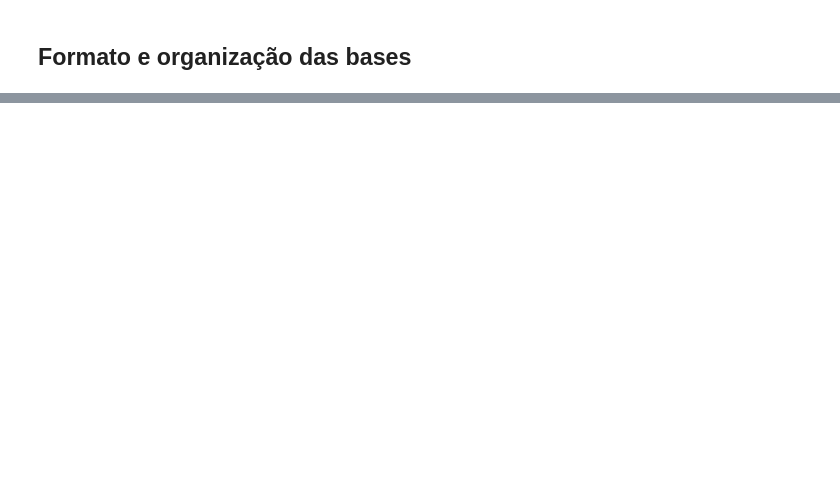
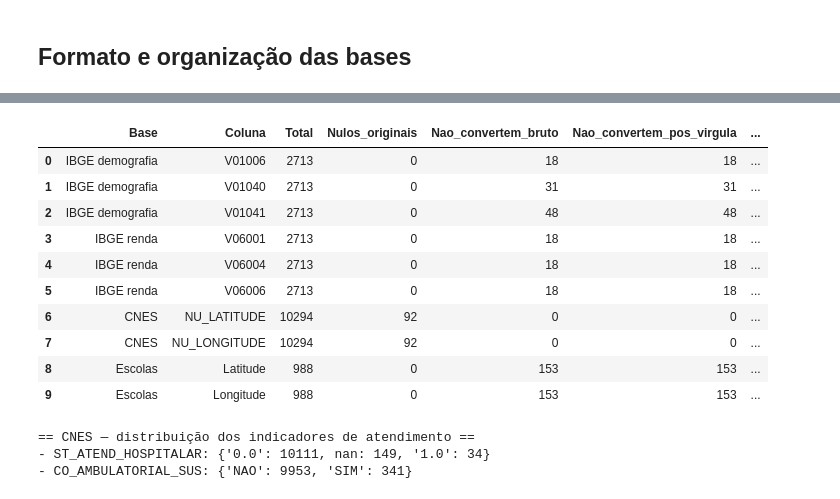
Before and after one commit to weszxl/eld_dataset, a Jupyter notebook: notebooks/02_access_inclusion.ipynb, the cells around one changed output, grey strips where cells are left out. Drawn from its saved outputs; the diff is of its cells as text; code cells hidden in the pictures; blank space fills up the shorter version.

```diff
--- a/notebooks/02_access_inclusion.ipynb
+++ b/notebooks/02_access_inclusion.ipynb
@@ -175,16 +198,12 @@ display(formatos)
 # %%
 colunas_selecionadas = {
-    "IBGE básico": (
-        basico_poa,
-        ["CD_SETOR", "CD_MUN", "v0001", "AREA_KM2", "SITUACAO", "CD_SIT", "CD_TIPO", "CD_FCU", "NM_FCU"],
-    ),
     "IBGE demografia": (
         demografia_poa,
         ["CD_setor", "V01006", "V01040", "V01041"],
     ),
     "IBGE renda": (
         renda_poa,
-        ["CD_SETOR", "V06001", "V06004", "V06005", "V06006"],
+        ["CD_SETOR", "V06001", "V06004", "V06006"],
     ),
     "Setores GPKG": (
         setores_poa,
@@ -208,11 +227,57 @@ colunas_selecionadas = {
     ),
 }
 
+# 1. Conferência de existência das colunas e dtypes nativos das bases espaciais
 for nome, (df, colunas) in colunas_selecionadas.items():
-    presentes = [c for c in colunas if c in df.columns]
     ausentes = [c for c in colunas if c not in df.columns]
-    print(f"\n== {nome} ==")
-    print(df[presentes].dtypes.to_string())
     if ausentes:
-        print("Colunas não encontradas:", ausentes)
+        print(f"[AVISO] {nome} — colunas não encontradas:", ausentes)
+    if isinstance(df, gpd.GeoDataFrame):
+        presentes = [c for c in colunas if c in df.columns]
+        print(f"\n== {nome} (dtypes nativos) ==")
+        print(df[presentes].dtypes.to_string())
+
+# 2. Validação de conversão numérica em cópias temporárias das colunas numéricas dos CSVs
+# (mantém dtype=str na leitura para preservar zeros à esquerda em códigos, mas expõe vírgulas, "X" e espaços)
+colunas_numericas_csv = {
+    "IBGE demografia": (demografia_poa, ["V01006", "V01040", "V01041"]),
+    "IBGE renda": (renda_poa, ["V06001", "V06004", "V06006"]),
+    "CNES": (cnes_poa, ["NU_LATITUDE", "NU_LONGITUDE"]),
+    "Escolas": (escolas_poa, ["Latitude", "Longitude"]),
+}
+
+resultados_numericos = []
+for nome, (df, colunas) in colunas_numericas_csv.items():
+    for col in colunas:
+        serie_tmp = df[col].copy()
+        nao_nulos = serie_tmp.notna()
+
+        conv_bruta = pd.to_numeric(serie_tmp, errors="coerce")
+        falhas_brutas = nao_nulos & conv_bruta.isna()
+
+        serie_limpa = serie_tmp.str.strip().str.replace(",", ".", regex=False)
+        conv_pos_virgula = pd.to_numeric(serie_limpa, errors="coerce")
+        falhas_pos_virgula = nao_nulos & conv_pos_virgula.isna()
+
+        exemplos_bloqueio = [repr(v) for v in serie_tmp.loc[falhas_brutas].unique()[:3]]
+
+        resultados_numericos.append({
+            "Base": nome,
+            "Coluna": col,
+            "Total": len(serie_tmp),
+            "Nulos_originais": int((~nao_nulos).sum()),
+            "Nao_convertem_bruto": int(falhas_brutas.sum()),
+            "Nao_convertem_pos_virgula": int(falhas_pos_virgula.sum()),
+            "Exemplos_bloqueio": exemplos_bloqueio,
+        })
+
+validacao_numerica = pd.DataFrame(resultados_numericos)
+print("\n== Validação de tipagem numérica nos CSVs (cópias temporárias) ==")
+display(validacao_numerica)
+
+# 3. Indicadores categóricos do CNES (tratados como flags, não variáveis numéricas contínuas)
+print("\n== CNES — distribuição dos indicadores de atendimento ==")
+for col in ["ST_ATEND_HOSPITALAR", "CO_AMBULATORIAL_SUS"]:
+    dist = cnes_poa[col].value_counts(dropna=False).to_dict()
+    print(f"- {col}: {dist}")
 # %% [output]
@@ -235,0 +301,14 @@ geometry    geometry
+|  | Base | Coluna | Total | Nulos_originais | Nao_convertem_bruto | Nao_convertem_pos_virgula | ... |
+| 0 | IBGE demografia | V01006 | 2713 | 0 | 18 | 18 | ... |
+| 1 | IBGE demografia | V01040 | 2713 | 0 | 31 | 31 | ... |
+| 2 | IBGE demografia | V01041 | 2713 | 0 | 48 | 48 | ... |
+| 3 | IBGE renda | V06001 | 2713 | 0 | 18 | 18 | ... |
+| 4 | IBGE renda | V06004 | 2713 | 0 | 18 | 18 | ... |
+| 5 | IBGE renda | V06006 | 2713 | 0 | 18 | 18 | ... |
+| 6 | CNES | NU_LATITUDE | 10294 | 92 | 0 | 0 | ... |
+| 7 | CNES | NU_LONGITUDE | 10294 | 92 | 0 | 0 | ... |
+| 8 | Escolas | Latitude | 988 | 0 | 153 | 153 | ... |
+| 9 | Escolas | Longitude | 988 | 0 | 153 | 153 | ... |
+== CNES — distribuição dos indicadores de atendimento ==
+- ST_ATEND_HOSPITALAR: {'0.0': 10111, nan: 149, '1.0': 34}
+- CO_AMBULATORIAL_SUS: {'NAO': 9953, 'SIM': 341}
```
Also changed, not shown: parts of 14 cells of this notebook, 3 other files.
